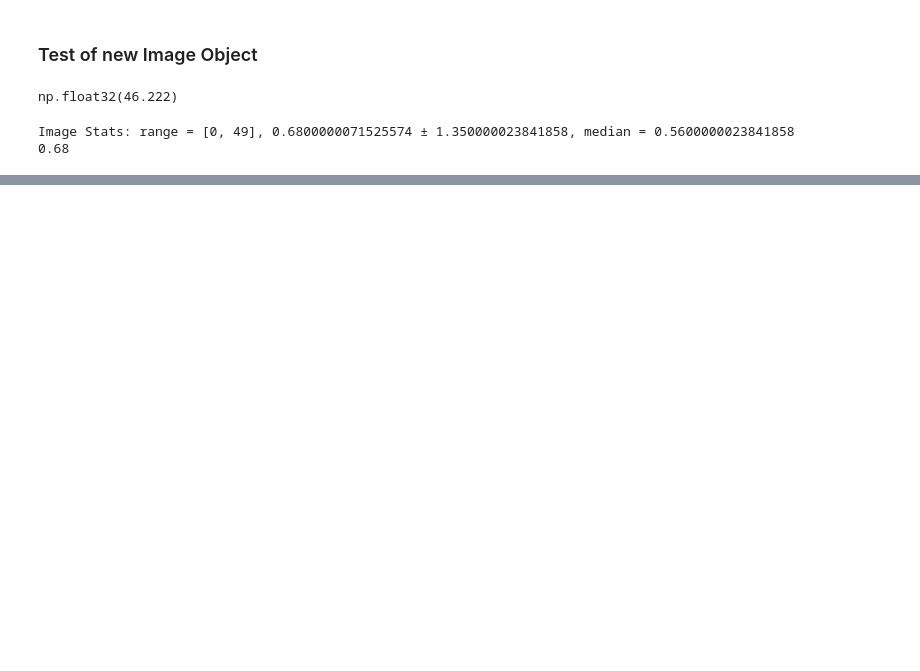
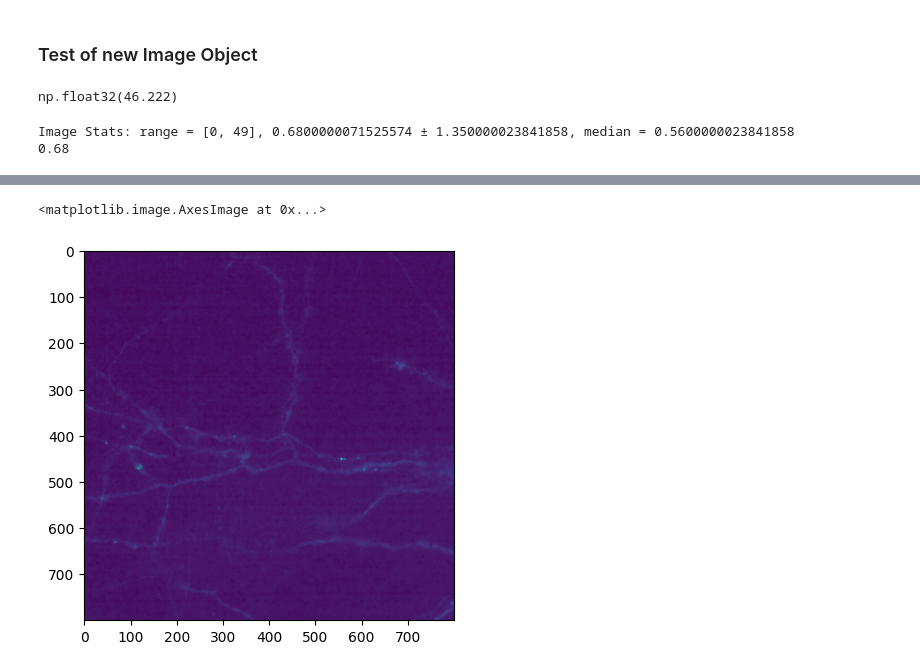
Before and after one commit to andreasmz/neurotorch, a Jupyter notebook: dev/notebooks/devNotebook7.ipynb, the cells around one changed output, grey strips where cells are left out. Cells and saved outputs as stored; diff of their text form; code cells hidden in the pictures; blank space fills up the shorter version.

```diff
--- a/dev/notebooks/devNotebook7.ipynb
+++ b/dev/notebooks/devNotebook7.ipynb
@@ -223,0 +250,5 @@ Image Stats: range = [0, 49], 0.6800000071525574 ± 1.350000023841858, median =
+# %%
+plt.imshow(denoised[0])
+# %% [output]
+<matplotlib.image.AxesImage at 0x...>
+[figure, added]
```
Also changed, not shown: parts of 10 cells of this notebook, 2 other files.
